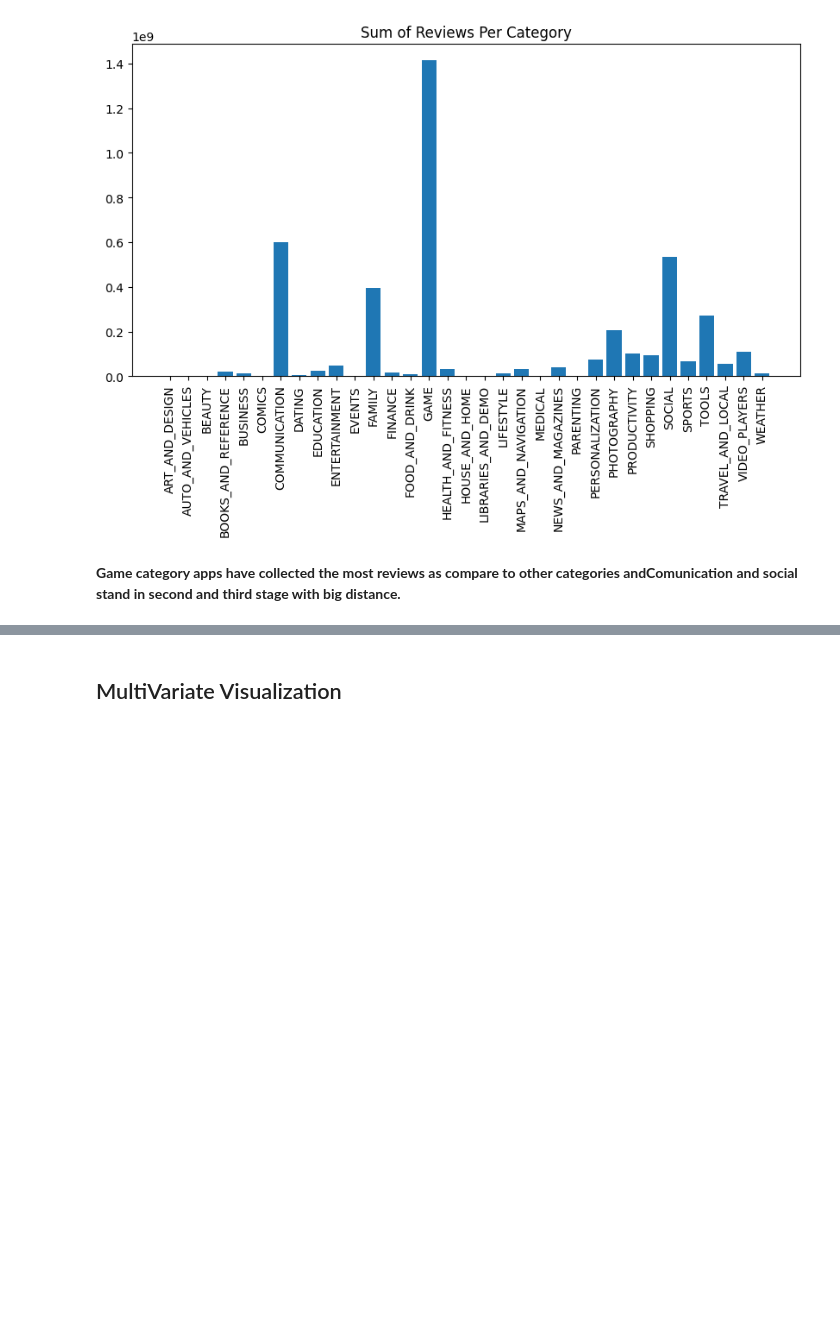
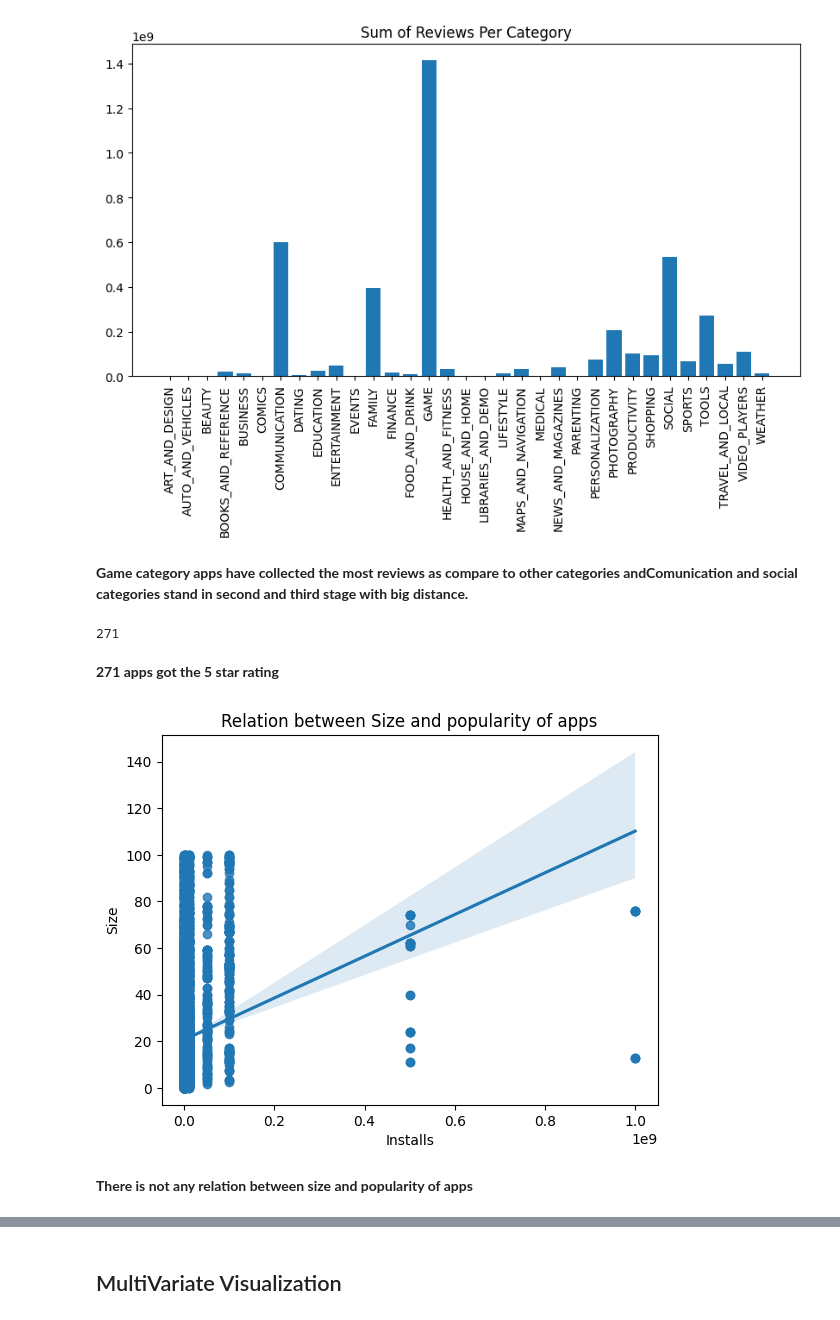
Before and after one commit to FatemehAnami/EDA, a Jupyter notebook: EDA-Preprocessing-googleplaystore/EDA-PlayStore.ipynb, the cells around one changed output, grey strips where cells are left out. Drawn from its saved outputs; the diff is of its cells as text; code cells hidden in the pictures; blank space fills up the shorter version.

```diff
--- a/EDA-Preprocessing-googleplaystore/EDA-PlayStore.ipynb
+++ b/EDA-Preprocessing-googleplaystore/EDA-PlayStore.ipynb
@@ -466,4 +455,19 @@ plt.title('Sum of Reviews Per Category');
 # %% [output]
 [figure]
 # %% [markdown]
-**Game category apps have collected the most reviews as compare to other categories andComunication and social stand in second and third stage with big distance.**
+**Game category apps have collected the most reviews as compare to other categories andComunication and social categories stand in second and third stage with big distance.**
+# %%
+df[df['Rating']==5]['Category'].count()
+# %% [output]
+271
+# %% [markdown]
+**271 apps got the 5 star rating**
+# %%
+sns.regplot(x= df['Installs'],y = df['Size']);
+plt.xlabel('Installs')
+plt.ylabel('Size')
+plt.title('Relation between Size and popularity of apps');
+# %% [output]
+[figure, added]
+# %% [markdown]
+**There is not any relation between size and popularity of apps**
```
Also changed, not shown: parts of 10 cells of this notebook.
